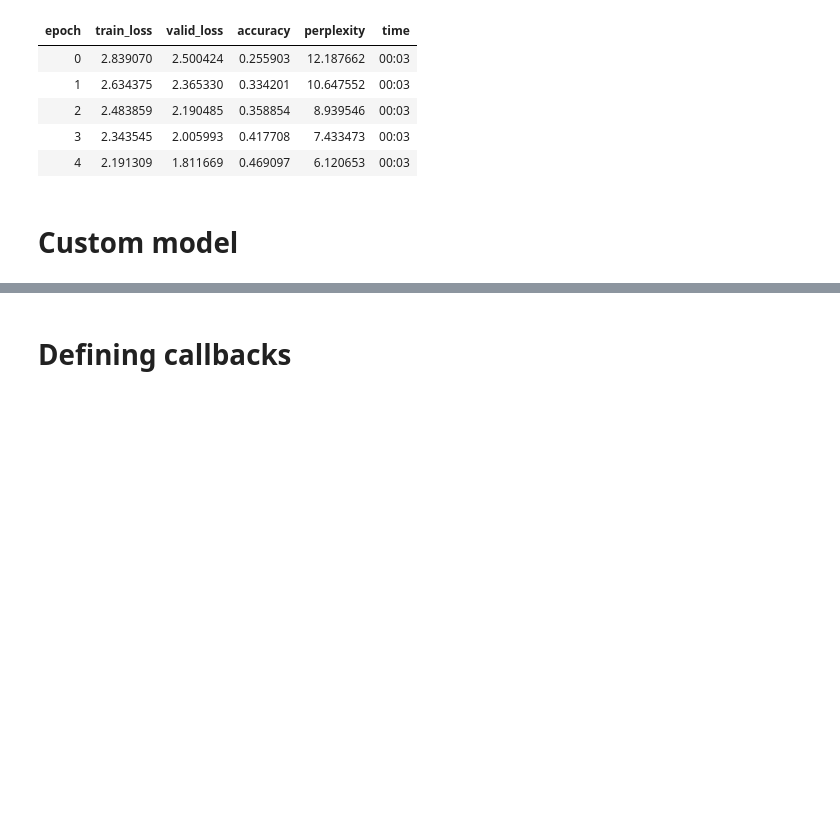
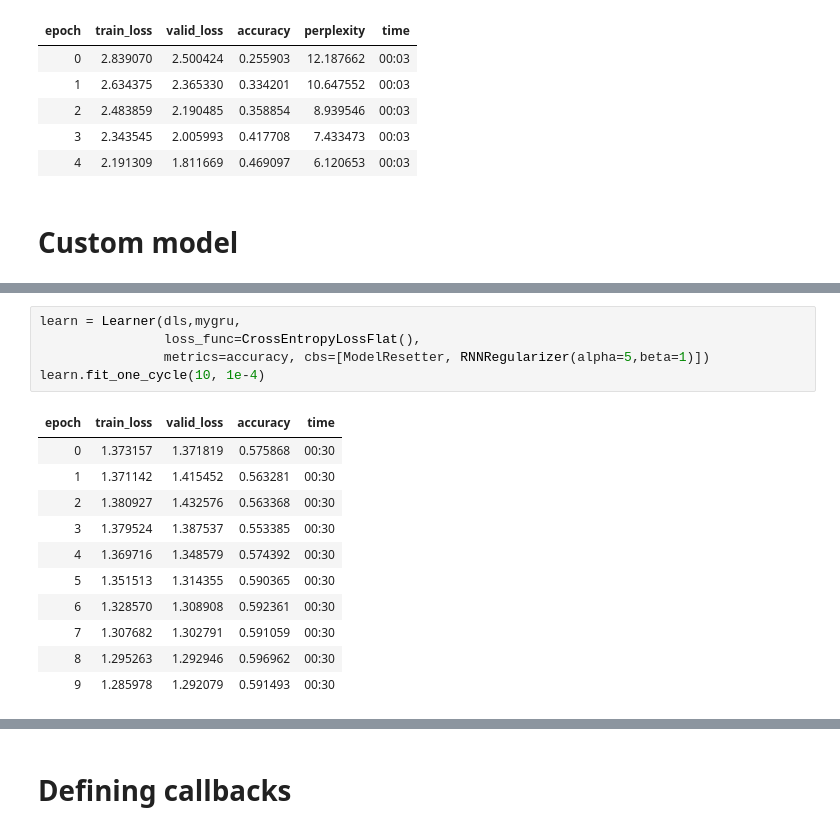
Before and after one commit to Marcosuff/Marcosuff.github.io, a Jupyter notebook: fastaiv2_works/SMILES_LSTM_fastaiv2.ipynb, the cells around one changed output, grey strips where cells are left out. Saved outputs shown, nothing was run; the diff lists cells and outputs as text; blank space fills up the shorter version.

```diff
--- a/fastaiv2_works/SMILES_LSTM_fastaiv2.ipynb
+++ b/fastaiv2_works/SMILES_LSTM_fastaiv2.ipynb
@@ -456,0 +539,17 @@ learn.fit_one_cycle(15, 1e-2)
+# %%
+learn = Learner(dls,mygru,
+                loss_func=CrossEntropyLossFlat(),
+                metrics=accuracy, cbs=[ModelResetter, RNNRegularizer(alpha=5,beta=1)])
+learn.fit_one_cycle(10, 1e-4)
+# %% [output]
+| epoch | train_loss | valid_loss | accuracy | time |
+| 0 | 1.373157 | 1.371819 | 0.575868 | 00:30 |
+| 1 | 1.371142 | 1.415452 | 0.563281 | 00:30 |
+| 2 | 1.380927 | 1.432576 | 0.563368 | 00:30 |
+| 3 | 1.379524 | 1.387537 | 0.553385 | 00:30 |
+| 4 | 1.369716 | 1.348579 | 0.574392 | 00:30 |
+| 5 | 1.351513 | 1.314355 | 0.590365 | 00:30 |
+| 6 | 1.328570 | 1.308908 | 0.592361 | 00:30 |
+| 7 | 1.307682 | 1.302791 | 0.591059 | 00:30 |
+| 8 | 1.295263 | 1.292946 | 0.596962 | 00:30 |
+| 9 | 1.285978 | 1.292079 | 0.591493 | 00:30 |
```
Also changed, not shown: parts of 21 cells of this notebook.
